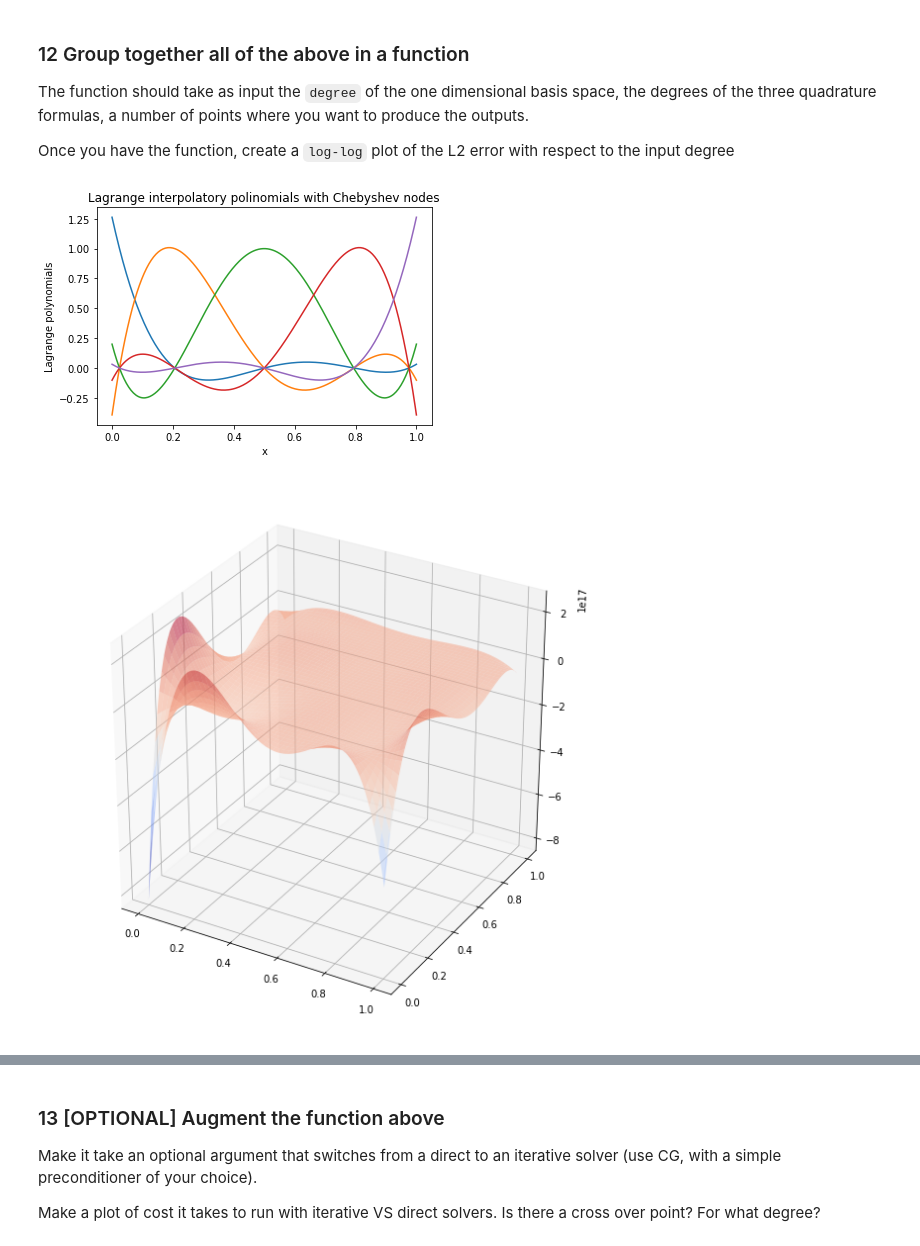
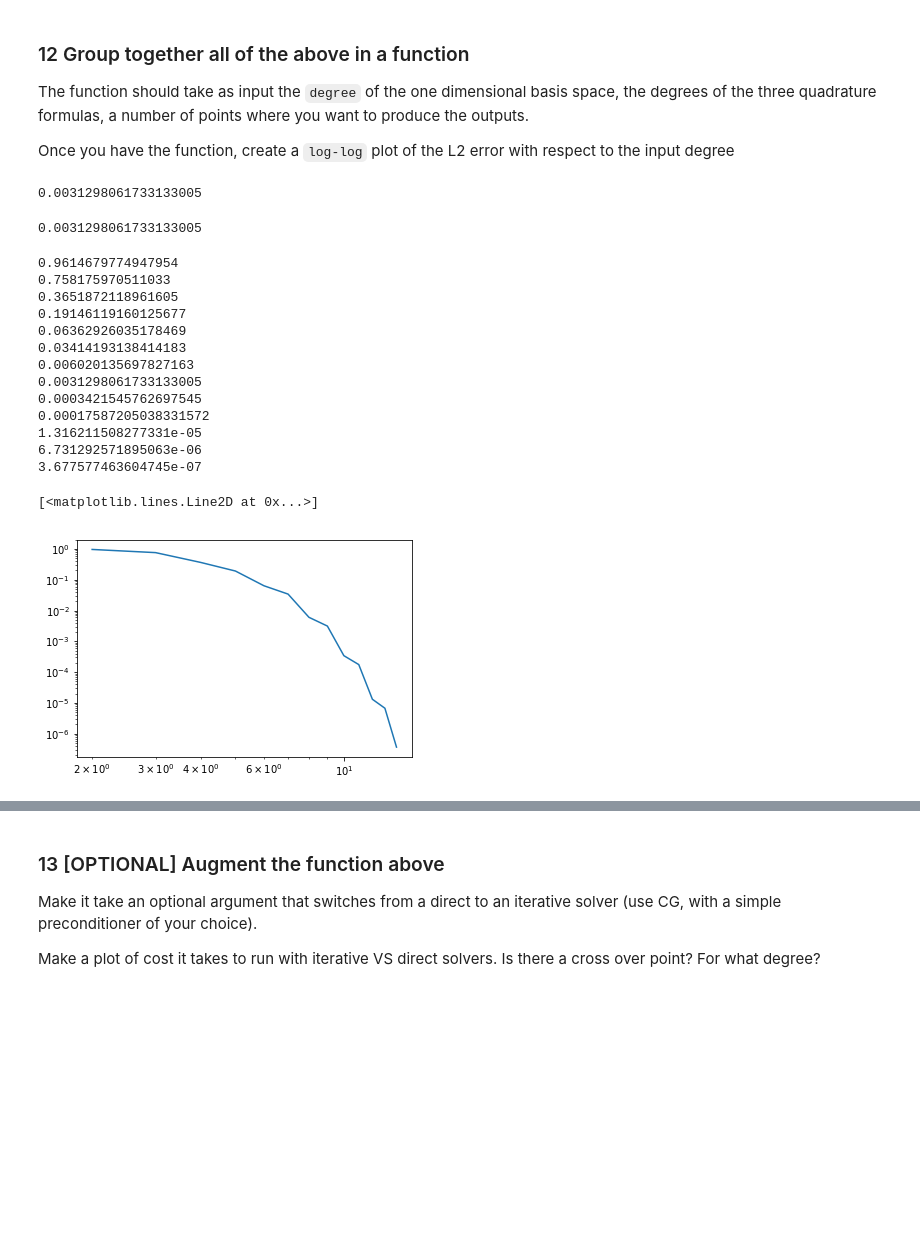
Before and after one commit to amfoggia/P1.4_seed, a Jupyter notebook: FinalProject.ipynb, the cells around one changed output, grey strips where cells are left out. Cells and saved outputs as stored; diff of their text form; code cells hidden in the pictures; blank space fills up the shorter version.

```diff
--- a/FinalProject.ipynb
+++ b/FinalProject.ipynb
@@ -322,20 +319,20 @@ The function should take as input the `degree` of the one dimensional basis spac
 
 Once you have the function, create a `log-log` plot of the L2 error with respect to the input degree
 # %%
-order = 5
+order = 9
 plot_resolution = 257
-quadrature_size_matrices = 3
-quadrature_size_rhs      = 4
-quadrature_size_error    = 5
+quadrature_size_matrices = 9
+quadrature_size_rhs      = 9
+quadrature_size_error    = 9
 
 def run(order, n_quad_mat, n_quad_rhs, n_quad_err, plot_resolution):
 
     # Interpolation points + basis functions
     Cheby_nodes = cheby_nodes(order)
     s = np.linspace(0,1,plot_resolution)
-    basis_1d = lagrange_1d(C,0)
+    basis_1d = lagrange_1d(Cheby_nodes,0)
     Vs = evaluate_functions(order, plot_resolution, s, basis_1d)
-    plot_functions(Vs, s, "Lagrange interpolatory polinomials with Chebyshev nodes", "Lagrange polynomials")
+    #plot_functions(Vs, s, "Lagrange interpolatory polinomials with Chebyshev nodes", "Lagrange polynomials")
 
     # Quadratures
     Qm, Wm = gaussLeg_quadrature(quadrature_size_matrices)
@@ -348,7 +345,7 @@ def run(order, n_quad_mat, n_quad_rhs, n_quad_err, plot_resolution):
     Ve = evaluate_functions(order, quadrature_size_error, Qe, basis_1d)
 
     # Evaluate derivatives of basis functions in quadrature points
-    derivatives = lagrange_1d(C, 1)
+    derivatives = lagrange_1d(Cheby_nodes, 1)
     Dm = evaluate_functions(order, quadrature_size_matrices, Qm, derivatives)
     Dr = evaluate_functions(order, quadrature_size_rhs, Qr, derivatives)
     De = evaluate_functions(order, quadrature_size_error, Qe, derivatives)
@@ -385,19 +382,48 @@ def run(order, n_quad_mat, n_quad_rhs, n_quad_err, plot_resolution):
     us = einsum('qrij, ij', V2s, u)
 
     # Compute L2 error
-    exact_solution = einsum('rq, rq', exact_sol(Qe,Qe), W2e)
-    tmp = einsum('qrij, ij, rq', V2e, u, W2e)
-    #L2_error = sqrt(exact_solution - tmp)
+    tmp = (exact_sol(Qe, Qe) - einsum('qrij, ij', V2e, u))**2
+    calc = einsum('qr,qr', tmp, W2e)
+    L2_error = sqrt(calc)
+    print(L2_error)
 
     # Plot solution
-    X = meshgrid(s, s)
-    Q = meshgrid(C, C)
-    fig = figure(figsize=[10,10])
-    ax = fig.gca(projection='3d')
-    surf2 = ax.plot_surface(X[0], X[1], us, rstride=5, cstride=5, cmap=cm.coolwarm, alpha=0.5)
-    # scatter = ax.scatter(Q[0], Q[1], u(Q[0],Q[1]), c='r', marker='o')
+    #X = meshgrid(s, s)
+    #Q = meshgrid(C, C)
+    #fig = figure(figsize=[10,10])
+    #ax = fig.gca(projection='3d')
+    #surf2 = ax.plot_surface(X[0], X[1], us, rstride=5, cstride=5, cmap=cm.coolwarm, alpha=0.5)
+    #scatter = ax.scatter(Q[0], Q[1], u, c='r', marker='o')
+    return L2_error
 
 run(order, quadrature_size_matrices, quadrature_size_rhs, quadrature_size_error, plot_resolution)
 # %% [output]
-[figure, removed]
-[figure, removed]
+0.0031298061733133005
+0.0031298061733133005
+# %%
+# Log-log plot of the error vs order-quadrature
+error = []
+for i in range(2,15):
+    order = i
+    quadrature_size_matrices = i
+    quadrature_size_rhs = i
+    quadrature_size_error = i
+    error.append(run(order, quadrature_size_matrices, quadrature_size_rhs, quadrature_size_error, plot_resolution))
+    x_error = np.linspace(2,i,i-1)
+loglog(x_error, error)
+# %% [output]
+0.9614679774947954
+0.758175970511033
+0.3651872118961605
+0.19146119160125677
+0.06362926035178469
+0.03414193138414183
+0.006020135697827163
+0.0031298061733133005
+0.0003421545762697545
+0.00017587205038331572
+1.316211508277331e-05
+6.731292571895063e-06
+3.677577463604745e-07
+[<matplotlib.lines.Line2D at 0x...>]
+[figure, added]
```
Also changed, not shown: parts of 7 cells of this notebook.
